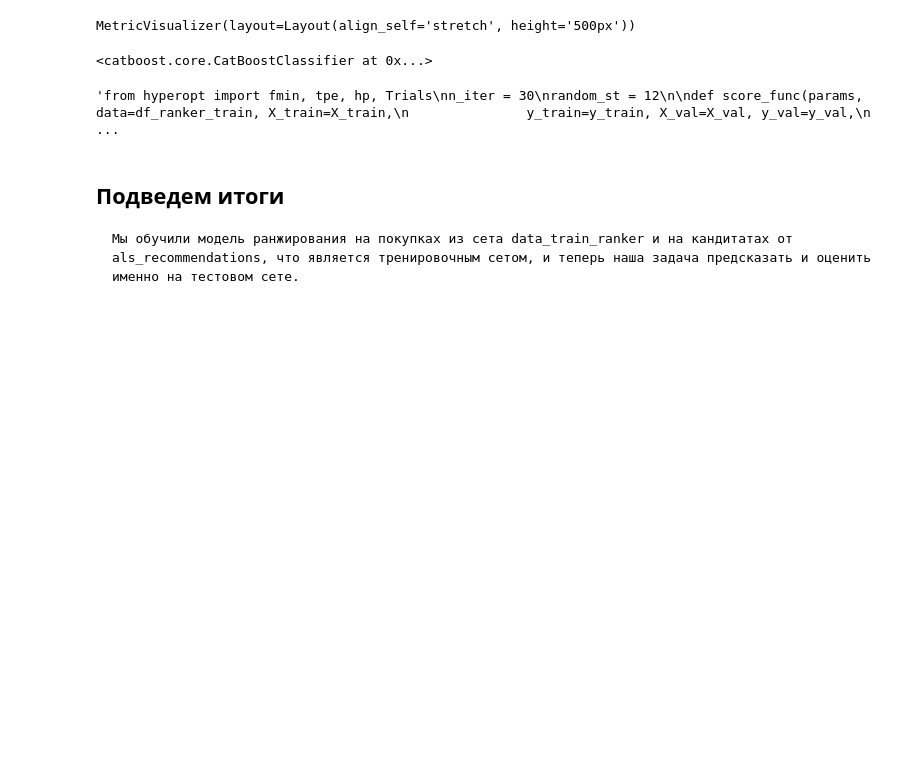
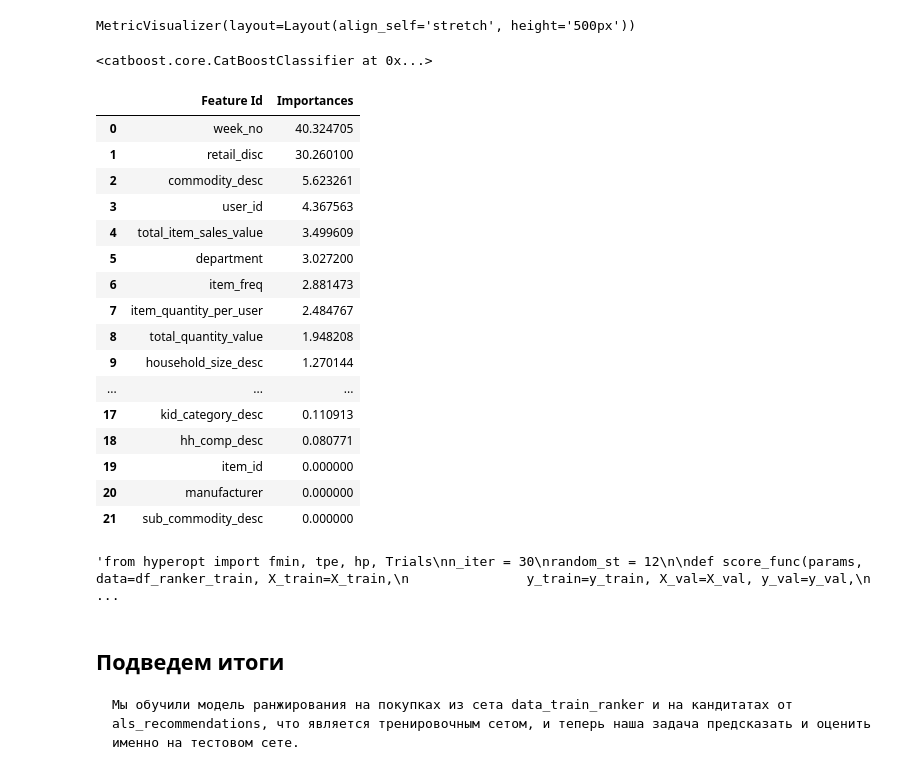
Before and after one commit to IvanBovsunovskiy/Recommendation_systems, a Jupyter notebook: course_project/course_project_Final.ipynb, the cells around one changed output. Cells and saved outputs as stored; diff of their text form; code cells hidden in the pictures; blank space fills up the shorter version.

```diff
--- a/course_project/course_project_Final.ipynb
+++ b/course_project/course_project_Final.ipynb
@@ -432,14 +432,16 @@ df_ranker_train = df_ranker_train.merge(df_join_train_matcher.groupby(by=ITEM_CO
 #df_ranker_train = df_ranker_train.merge(df_join_train_matcher.groupby(by=USER_COL).agg(USER_COL).count().rename('user_freq_per_basket')/df_join_train_matcher.basket_id.nunique(), how='left',on=USER_COL)
 """
 
-df_ranker_train = df_add_features(df_ranker_train, df_join_train_matcher, ITEM_COL=ITEM_COL, USER_COL=USER_COL)
+#df_ranker_train = df_add_features(df_ranker_train, df_join_train_matcher, ITEM_COL=ITEM_COL, USER_COL=USER_COL)
+
+df_ranker_train = df_add_features(df_ranker_train, data_train_matcher, ITEM_COL=ITEM_COL, USER_COL=USER_COL)
 # %%
 X_train = df_ranker_train.drop('target', axis=1)
 y_train = df_ranker_train[['target']]
 # %%
 def train_data_preparation(data):
-    data['quantity'].fillna(value=0, inplace=True)
-    data['sales_value'].fillna(value=0, inplace=True)
+    #data['quantity'].fillna(value=0, inplace=True)
+    #data['sales_value'].fillna(value=0, inplace=True)
     data['retail_disc'].fillna(value=0, inplace=True)
     data['age_desc'].fillna(value='19-65+', inplace=True)
     data['marital_status_code'].fillna( value='C', inplace=True)
@@ -448,11 +450,11 @@ def train_data_preparation(data):
     data['hh_comp_desc'].fillna( value='Unknown', inplace=True)
     data['household_size_desc'].fillna( value='Unknown', inplace=True)
     data['kid_category_desc'].fillna( value='None/Unknown', inplace=True)
-    data['store_id'] = X_train['store_id'].astype(str)
-    data['basket_id'] = X_train['basket_id'].astype(str)
+    #data['store_id'] = X_train['store_id'].astype(str)
+    #data['basket_id'] = X_train['basket_id'].astype(str)
     data.replace('nan', 'U', inplace=True)
-    data['week_no'].fillna(value=0, inplace=True)
-    data['week_no'] = data['week_no'].astype(int)
+    #data['week_no'].fillna(value=0, inplace=True)
+    #data['week_no'] = data['week_no'].astype(int)
 
     return data
 # %%
@@ -468,7 +470,7 @@ X_train.drop(columns = unimportant_features, inplace=True)"""
 "unimportant_features = ['basket_id']\nX_train.drop(columns = unimportant_features, inplace=True)"
 # %%
 num_feats = [col for col in X_train.columns if (X_train[col].dtype == 'int64') or (X_train[col].dtype == 'float64')]
-num_feats = set(num_feats) - set(['manufacturer','user_id', 'item_id', 'week_no'])
+num_feats = set(num_feats) - set(['manufacturer','user_id', 'item_id'])
 #num_feats
 # %%
 cat_feats = X_train.columns[0:].tolist()
@@ -496,8 +498,7 @@ X_train[cat_feats] = X_train[cat_feats].astype('category')
 # %%
 #feature_weight = {"week_no":0.005,"store_id":0.01, "quantity":0.01, "sales_value":0.01,
 #                  "retail_disc":0.01, "basket_id":0.11, "retail_disc":0.005, "item_id":0.1, "user_id":0.1}
-feature_weight = {"week_no":0.08, "sales_value":0.083, "quantity":0.084, "store_id":0.08,
-                  "retail_disc":0.5, 'basket_id':0}
+feature_weight = {"week_no":0.08, "retail_disc":0.5}
 #feature_weight = {"quantity":1}
 
 model = CatBoostClassifier(
@@ -521,7 +522,25 @@ model.fit(
 MetricVisualizer(layout=Layout(align_self='stretch', height='500px'))
 <catboost.core.CatBoostClassifier at 0x...>
 # %%
-#model.get_feature_importance(prettified = True)
+model.get_feature_importance(prettified = True)
+# %% [output]
+|  | Feature Id | Importances |
+| 0 | week_no | 40.324705 |
+| 1 | retail_disc | 30.260100 |
+| 2 | commodity_desc | 5.623261 |
+| 3 | user_id | 4.367563 |
+| 4 | total_item_sales_value | 3.499609 |
+| 5 | department | 3.027200 |
+| 6 | item_freq | 2.881473 |
+| 7 | item_quantity_per_user | 2.484767 |
+| 8 | total_quantity_value | 1.948208 |
+| 9 | household_size_desc | 1.270144 |
+| ... | ... | ... |
+| 17 | kid_category_desc | 0.110913 |
+| 18 | hh_comp_desc | 0.080771 |
+| 19 | item_id | 0.000000 |
+| 20 | manufacturer | 0.000000 |
+| 21 | sub_commodity_desc | 0.000000 |
 # %%
 """from hyperopt import fmin, tpe, hp, Trials
 n_iter = 30
```
Also changed, not shown: parts of 11 cells of this notebook.
